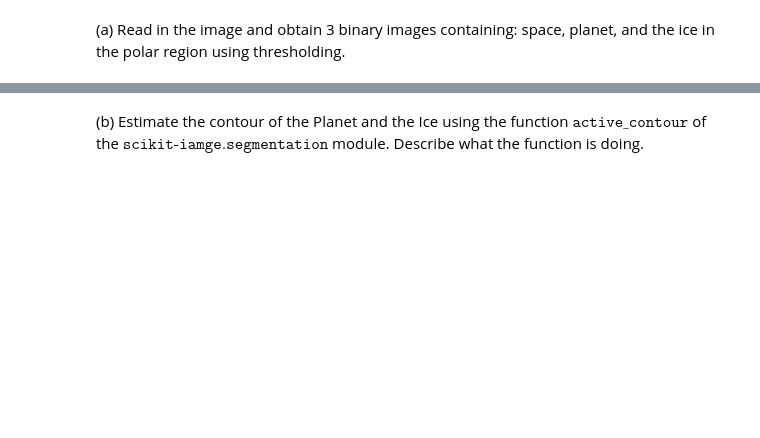
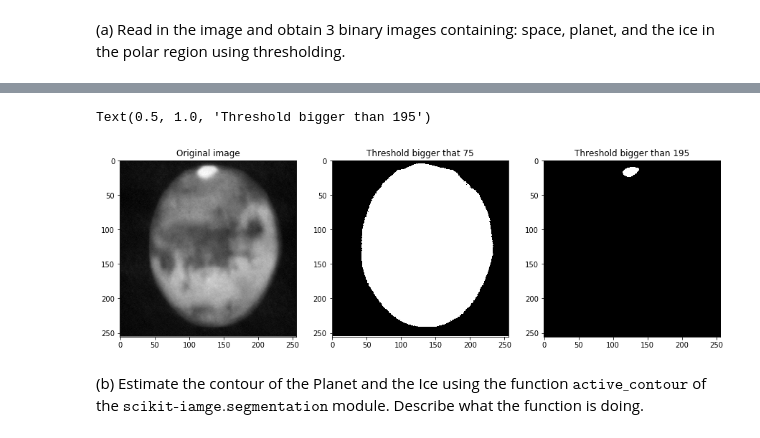
Before and after one commit to pooyansalehi/DIPastro2019, a Jupyter notebook: lab6/lab6.ipynb, the cells around one changed output, grey strips where cells are left out. Cells and saved outputs as stored; diff of their text form; code cells hidden in the pictures; blank space fills up the shorter version.

```diff
--- a/lab6/lab6.ipynb
+++ b/lab6/lab6.ipynb
@@ -19,2 +43,18 @@ Take the $\texttt{mars.bmp}$ and estimate the characteristics of the planet appl
+# %%
+threshold_img_1 = img > 75
+threshold_img_2 = img > 195
+# %%
+fig, axes = plt.subplots(1, 3, figsize=(15,15))
+ax = axes.ravel()
+
+ax[0].imshow(img, cmap='gray')
+ax[0].set_title("Original image")
+ax[1].imshow(threshold_img_1, cmap='gray')
+ax[1].set_title("Threshold bigger that 75")
+ax[2].imshow(threshold_img_2, cmap='gray')
+ax[2].set_title("Threshold bigger than 195")
+# %% [output]
+Text(0.5, 1.0, 'Threshold bigger than 195')
+[figure, added]
 # %% [markdown]
 (b) Estimate the contour of the Planet and the Ice using the function $\texttt{active_contour}$ of the $\texttt{scikit-iamge.segmentation}$ module. Describe what the function is doing.
```
Also changed, not shown: parts of 5 cells of this notebook.
